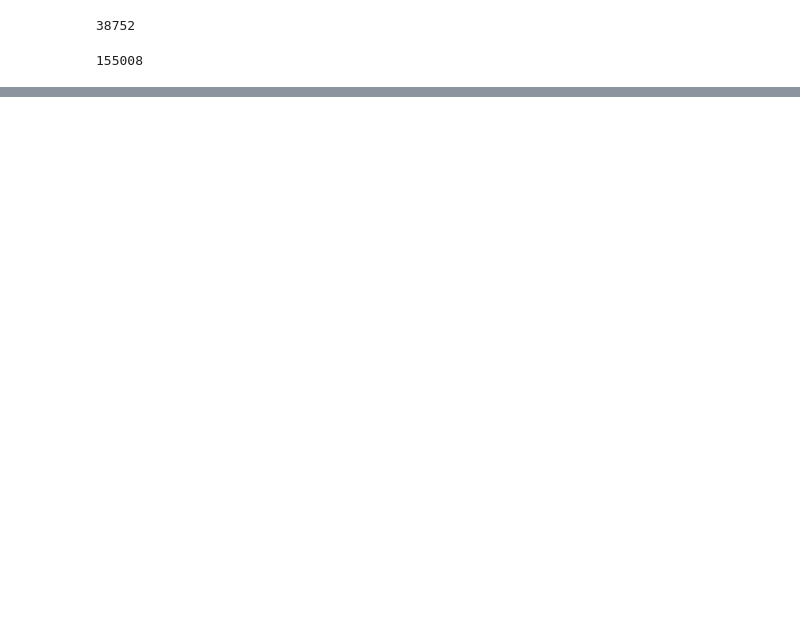
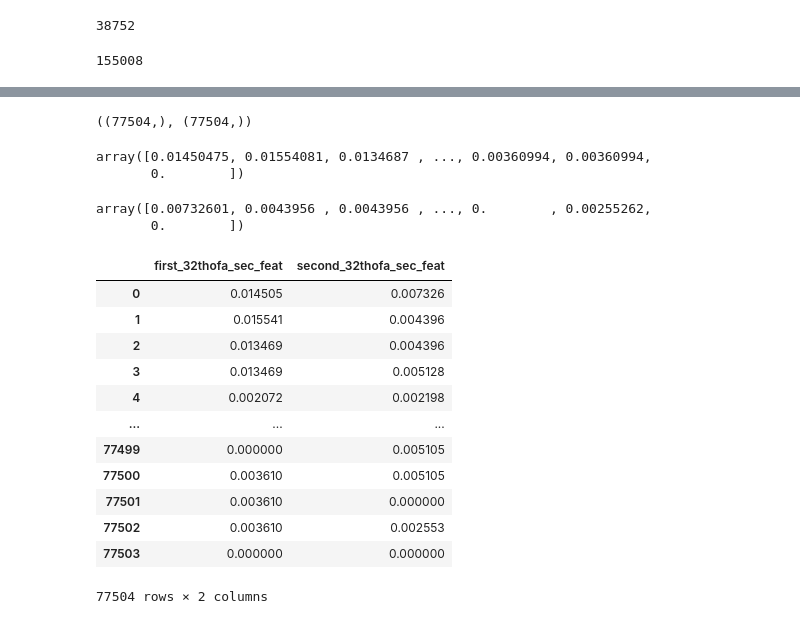
Before and after one commit to 08Aristodemus24/thesis-writing-1, a Jupyter notebook: eda-signal-classifier/experiementation.ipynb, the cells around one changed output, grey strips where cells are left out. Drawn from its saved outputs; the diff is of its cells as text; code cells hidden in the pictures; blank space fills up the shorter version.

```diff
--- a/eda-signal-classifier/experiementation.ipynb
+++ b/eda-signal-classifier/experiementation.ipynb
@@ -2716,0 +2985,37 @@ first_128hz_16thofa_sec_coeff_1.shape, first_128hz_16thofa_sec_coeff_2.shape, fi
+# %%
+# recall that cD_1 has shape of 9688 which is second_data_n_segments_half * 2
+second_128hz_32thofa_sec_coeff_1 = np.max(np.absolute(np.reshape(second_128hz_one_sec_cD_1[:n_rows_wavelet * 4], newshape=(n_rows_wavelet * 2, 2))), axis=1)
+second_128hz_32thofa_sec_coeff_2 = np.absolute(second_128hz_one_sec_cD_2[:n_rows_wavelet * 2])
+second_128hz_32thofa_sec_coeff_1.shape, second_128hz_32thofa_sec_coeff_2.shape
+# %% [output]
+((77504,), (77504,))
+# %%
+second_128hz_32thofa_sec_coeff_1
+# %% [output]
+array([0.01450475, 0.01554081, 0.0134687 , ..., 0.00360994, 0.00360994,
+       0.        ])
+# %%
+second_128hz_32thofa_sec_coeff_2
+# %% [output]
+array([0.00732601, 0.0043956 , 0.0043956 , ..., 0.        , 0.00255262,
+       0.        ])
+# %%
+second_128hz_data_32thofa_sec_wave_feats = pd.DataFrame({
+    'first_32thofa_sec_feat': second_128hz_32thofa_sec_coeff_1,
+    'second_32thofa_sec_feat': second_128hz_32thofa_sec_coeff_2,
+})
+second_128hz_data_32thofa_sec_wave_feats
+# %% [output]
+|  | first_32thofa_sec_feat | second_32thofa_sec_feat |
+| 0 | 0.014505 | 0.007326 |
+| 1 | 0.015541 | 0.004396 |
+| 2 | 0.013469 | 0.004396 |
+| 3 | 0.013469 | 0.005128 |
+| 4 | 0.002072 | 0.002198 |
+| ... | ... | ... |
+| 77499 | 0.000000 | 0.005105 |
+| 77500 | 0.003610 | 0.005105 |
+| 77501 | 0.003610 | 0.000000 |
+| 77502 | 0.003610 | 0.002553 |
+| 77503 | 0.000000 | 0.000000 |
+77504 rows × 2 columns
```
Also changed, not shown: parts of 47 cells of this notebook.
